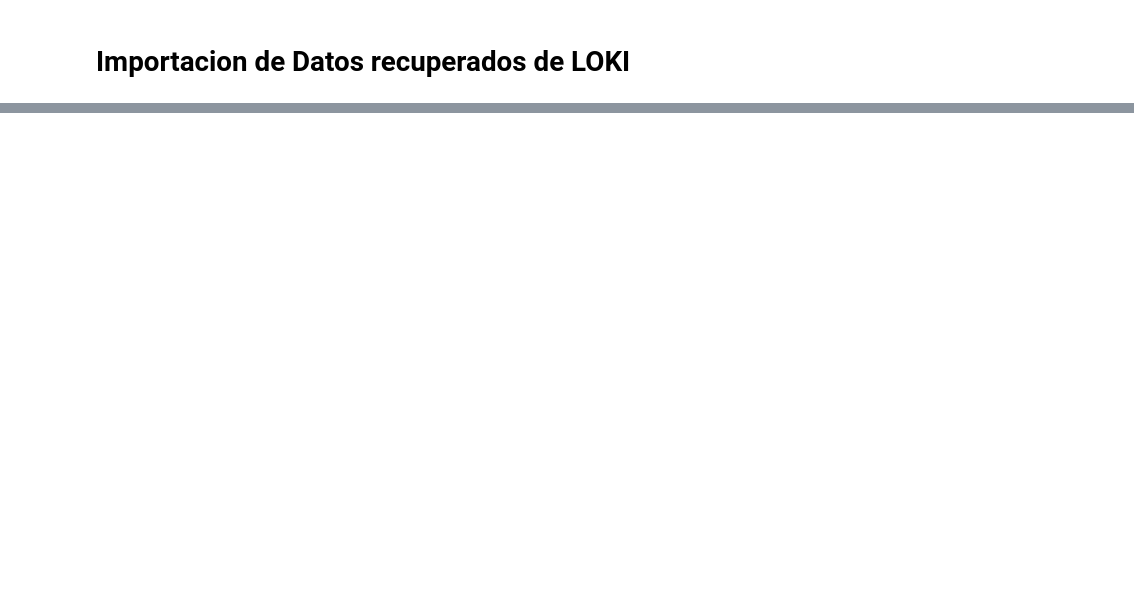
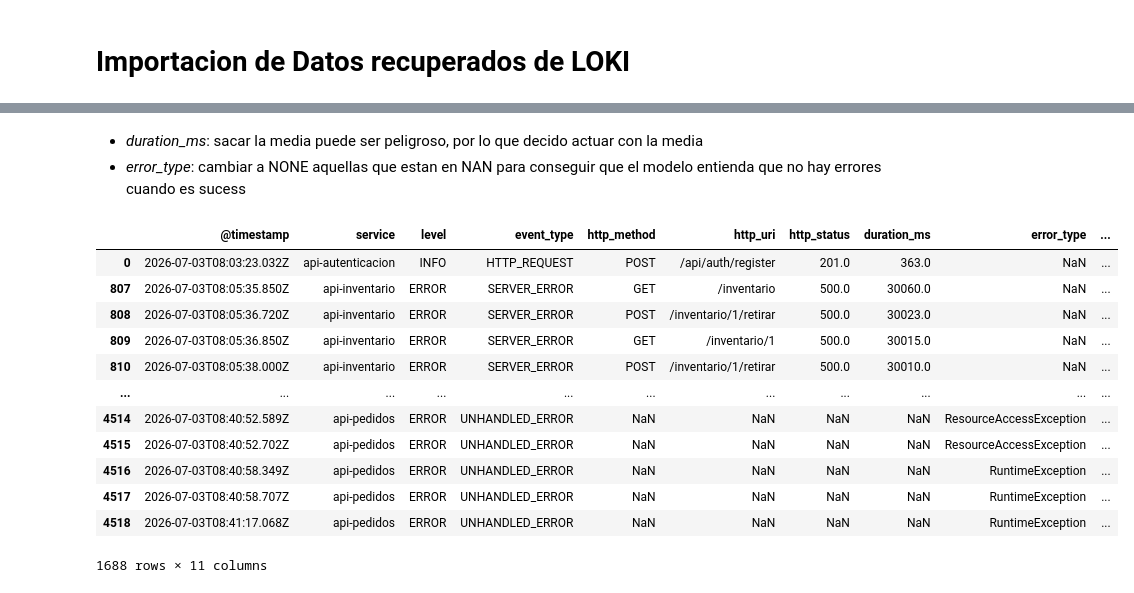
Before and after one commit to Faprin/Analizador-de-Causa-Ra-z-RCA-para-Sistemas-Distribuidos, a Jupyter notebook: ml-predictions/notebooks/01_modelo_ML.ipynb, the cells around one changed output, grey strips where cells are left out. Saved outputs shown, nothing was run; the diff lists cells and outputs as text; code cells hidden in the pictures; blank space fills up the shorter version.

Commit message:
feature: Valores nulos de los datasets limpios

```diff
--- a/ml-predictions/notebooks/01_modelo_ML.ipynb
+++ b/ml-predictions/notebooks/01_modelo_ML.ipynb
@@ -40,0 +57,9 @@ dtype: int64
+# %%
+# NO elimino traceId ni error_origin porque me va a servir para mezclar los dos logs que me dan entre si
+df = df.drop(columns=["error_message", "outcome"])
+# %%
+# Elimina filas donde event_type, http_uri y duration_ms son todos nulos
+df = df.dropna(subset=["event_type", "http_uri", "duration_ms"], how="all")
+
+# Elimina también los endpoints de caos
+df = df[~df["http_uri"].str.contains("/chaos/", na=False)]
@@ -40,0 +76,20 @@ dtype: int64
+# %% [markdown]
+- *duration_ms*: sacar la media puede ser peligroso, por lo que decido actuar con la media
+- *error_type*: cambiar a NONE aquellas que estan en NAN para conseguir que el modelo entienda que no hay errores cuando es sucess
+# %%
+salidas_error = df[df["http_status"] != 200]
+salidas_error
+# %% [output]
+|  | @timestamp | service | level | event_type | http_method | http_uri | http_status | duration_ms | error_type | ... |
+| 0 | 2026-07-03T08:03:23.032Z | api-autenticacion | INFO | HTTP_REQUEST | POST | /api/auth/register | 201.0 | 363.0 | NaN | ... |
+| 807 | 2026-07-03T08:05:35.850Z | api-inventario | ERROR | SERVER_ERROR | GET | /inventario | 500.0 | 30060.0 | NaN | ... |
+| 808 | 2026-07-03T08:05:36.720Z | api-inventario | ERROR | SERVER_ERROR | POST | /inventario/1/retirar | 500.0 | 30023.0 | NaN | ... |
+| 809 | 2026-07-03T08:05:36.850Z | api-inventario | ERROR | SERVER_ERROR | GET | /inventario/1 | 500.0 | 30015.0 | NaN | ... |
+| 810 | 2026-07-03T08:05:38.000Z | api-inventario | ERROR | SERVER_ERROR | POST | /inventario/1/retirar | 500.0 | 30010.0 | NaN | ... |
+| ... | ... | ... | ... | ... | ... | ... | ... | ... | ... | ... |
+| 4514 | 2026-07-03T08:40:52.589Z | api-pedidos | ERROR | UNHANDLED_ERROR | NaN | NaN | NaN | NaN | ResourceAccessException | ... |
+| 4515 | 2026-07-03T08:40:52.702Z | api-pedidos | ERROR | UNHANDLED_ERROR | NaN | NaN | NaN | NaN | ResourceAccessException | ... |
+| 4516 | 2026-07-03T08:40:58.349Z | api-pedidos | ERROR | UNHANDLED_ERROR | NaN | NaN | NaN | NaN | RuntimeException | ... |
+| 4517 | 2026-07-03T08:40:58.707Z | api-pedidos | ERROR | UNHANDLED_ERROR | NaN | NaN | NaN | NaN | RuntimeException | ... |
+| 4518 | 2026-07-03T08:41:17.068Z | api-pedidos | ERROR | UNHANDLED_ERROR | NaN | NaN | NaN | NaN | RuntimeException | ... |
+1688 rows × 11 columns
```
Also changed, not shown: parts of 11 cells of this notebook, 1 other file.
